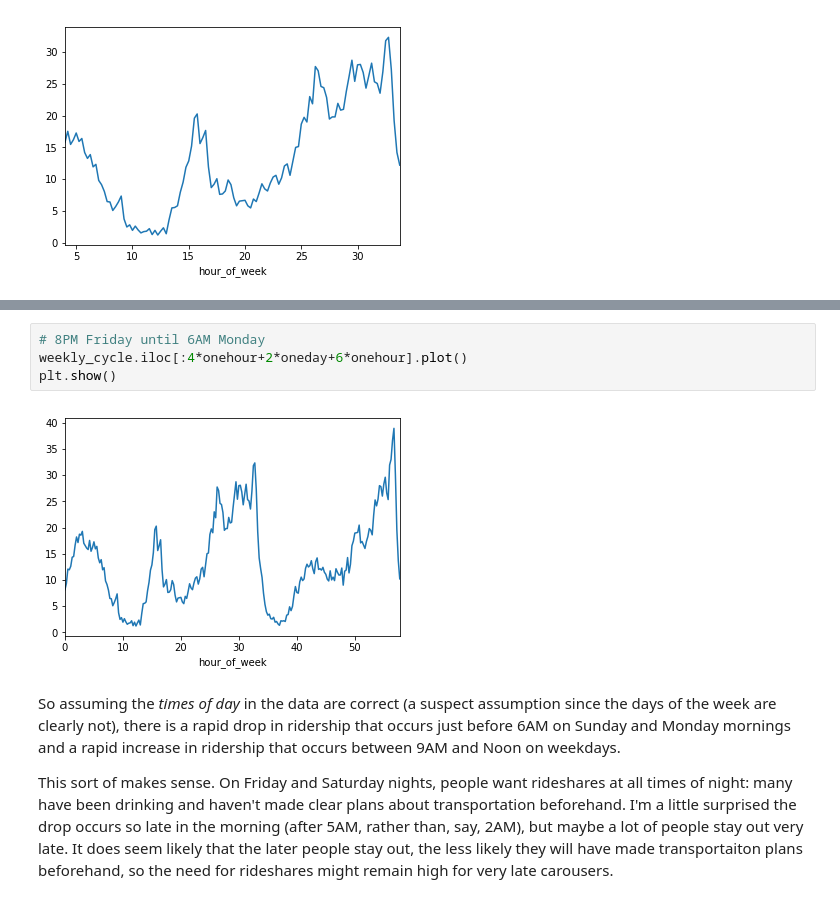
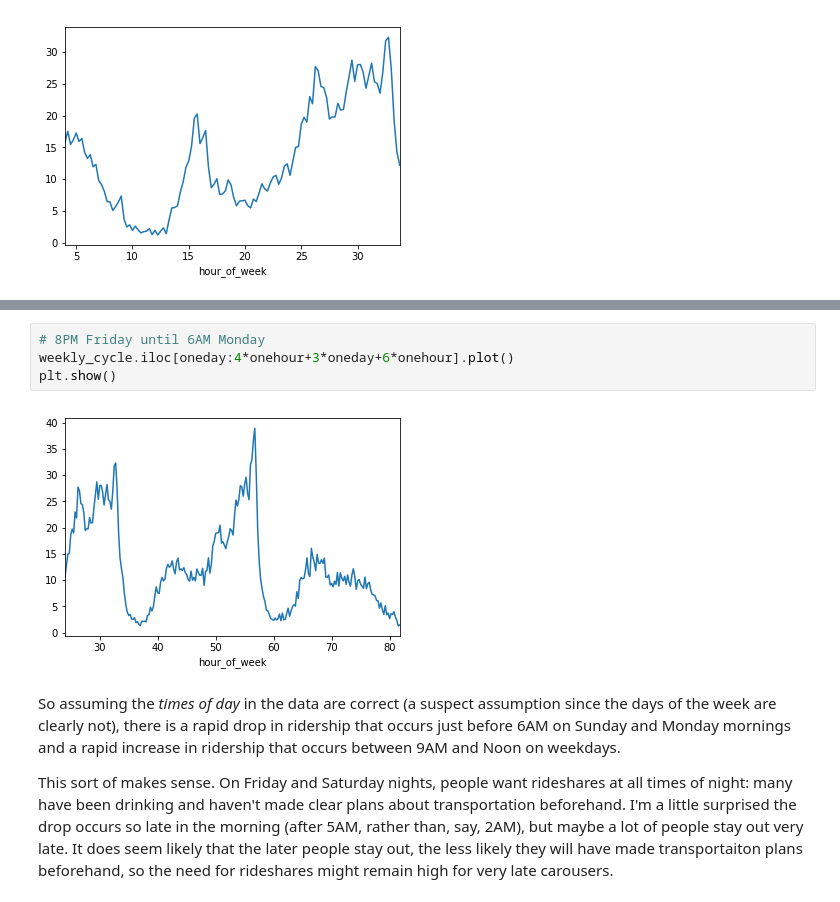
Before and after one commit to andyharless/ultimate_challenge, a Jupyter notebook: eda.ipynb, the cells around one changed output, grey strips where cells are left out. Saved outputs shown, nothing was run; the diff lists cells and outputs as text.

Commit message:
weekday and weekend cycles

```diff
--- a/eda.ipynb
+++ b/eda.ipynb
@@ -230,9 +236,9 @@ plt.show()
 # %%
 # 8PM Friday until 6AM Monday
-weekly_cycle.iloc[:4*onehour+2*oneday+6*onehour].plot()
+weekly_cycle.iloc[oneday:4*onehour+3*oneday+6*onehour].plot()
 plt.show()
 # %% [output]
-[figure, old version]
+[figure, new version]
 # %% [markdown]
 So assuming the *times of day* in the data are correct (a suspect assumption since the days of the week are clearly not), there is a rapid drop in ridership that occurs just before 6AM on Sunday and Monday mornings and a rapid increase in ridership that occurs between 9AM and Noon on weekdays.
 
```
Also changed, not shown: parts of 15 cells of this notebook.
